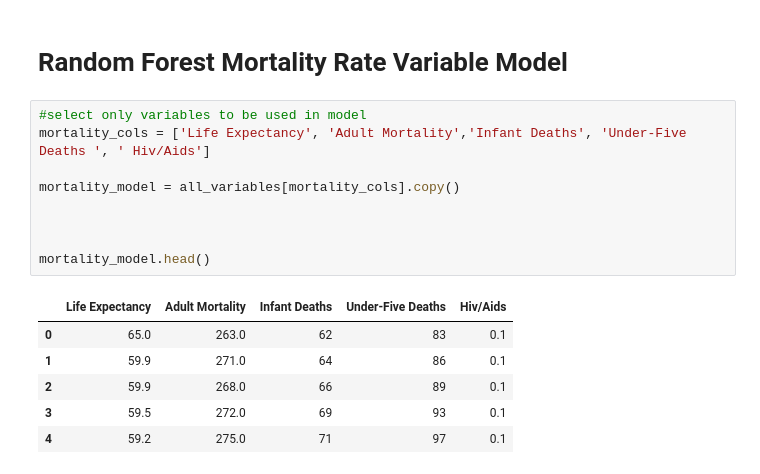
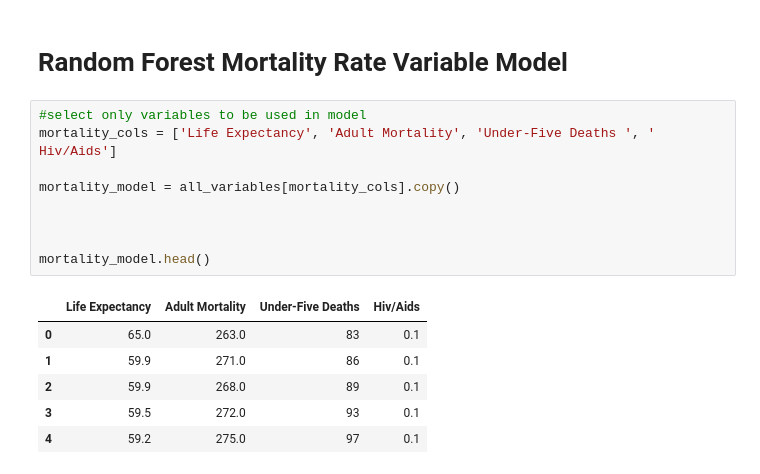
Before and after one commit to alyssamoyer/final_project, a Jupyter notebook: data_analysis.ipynb, the cells around one changed output. Drawn from its saved outputs; the diff is of its cells as text.

```diff
--- a/data_analysis.ipynb
+++ b/data_analysis.ipynb
@@ -185,19 +166,19 @@ plt.show()
 # Random Forest Mortality Rate Variable Model
 # %%
 #select only variables to be used in model
-mortality_cols = ['Life Expectancy', 'Adult Mortality','Infant Deaths', 'Under-Five Deaths ', ' Hiv/Aids']
+mortality_cols = ['Life Expectancy', 'Adult Mortality', 'Under-Five Deaths ', ' Hiv/Aids']
 
 mortality_model = all_variables[mortality_cols].copy()
 
 
 
 mortality_model.head()
 # %% [output]
-|  | Life Expectancy | Adult Mortality | Infant Deaths | Under-Five Deaths | Hiv/Aids |
-| 0 | 65.0 | 263.0 | 62 | 83 | 0.1 |
-| 1 | 59.9 | 271.0 | 64 | 86 | 0.1 |
-| 2 | 59.9 | 268.0 | 66 | 89 | 0.1 |
-| 3 | 59.5 | 272.0 | 69 | 93 | 0.1 |
-| 4 | 59.2 | 275.0 | 71 | 97 | 0.1 |
+|  | Life Expectancy | Adult Mortality | Under-Five Deaths | Hiv/Aids |
+| 0 | 65.0 | 263.0 | 83 | 0.1 |
+| 1 | 59.9 | 271.0 | 86 | 0.1 |
+| 2 | 59.9 | 268.0 | 89 | 0.1 |
+| 3 | 59.5 | 272.0 | 93 | 0.1 |
+| 4 | 59.2 | 275.0 | 97 | 0.1 |
 # %%
 #declare x and y variables
```
Also changed, not shown: parts of 13 cells of this notebook, 3 other files.
